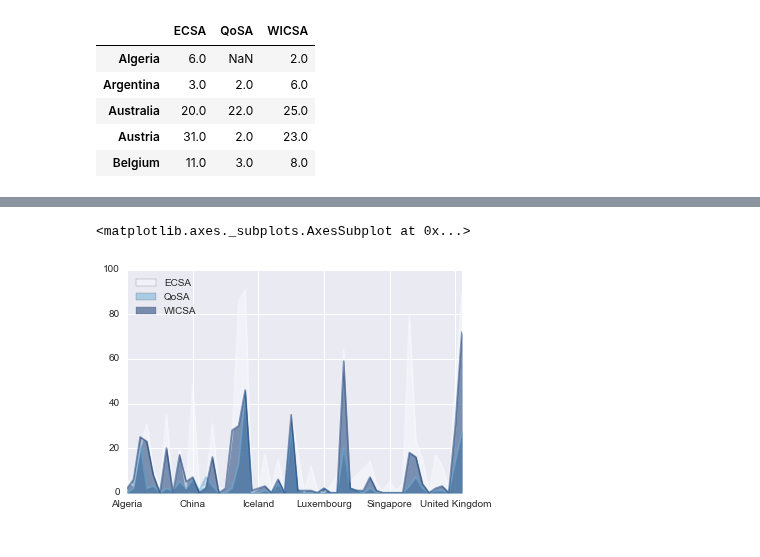
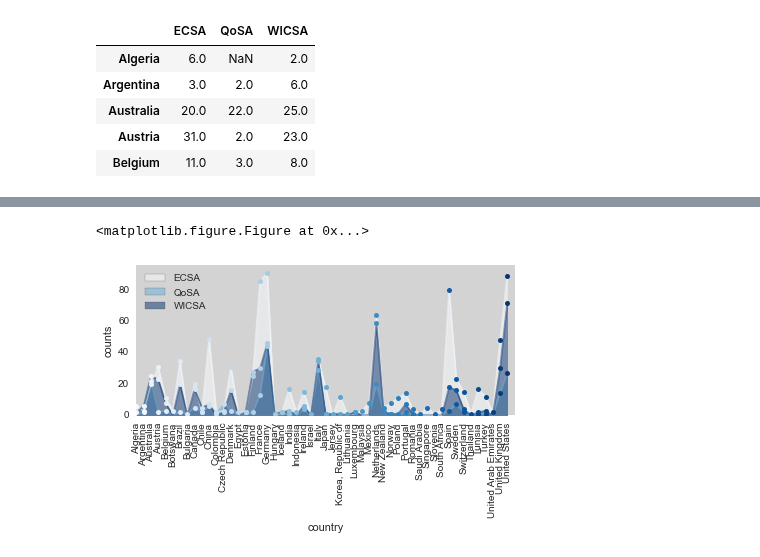
Before and after one commit to noveroa/DataBases, a Jupyter notebook: sqlStart/ExploringData_groupingandvisually.ipynb, the cells around one changed output, grey strips where cells are left out. Cells and saved outputs as stored; diff of their text form; code cells hidden in the pictures.

```diff
--- a/sqlStart/ExploringData_groupingandvisually.ipynb
+++ b/sqlStart/ExploringData_groupingandvisually.ipynb
@@ -1048,5 +972,26 @@ sns.distplot(dataDF, kde=False, color = ['red', 'blue', 'green'] );
-# %%
-df.plot.area(cmap = 'Blues', stacked = False)
-# %% [output]
-<matplotlib.axes._subplots.AxesSubplot at 0x...>
-[figure, removed]
+# %%
+def getarea(d):
+    fig = plt.figure()
+    fig = d.plot(kind = 'area',  colormap = 'Blues', stacked = False)
+    for c in d.columns:
+        sns.swarmplot(data = d, x=d.index,
+                        y = d[c],
+                        palette = 'Blues')
+    fig.patch.set_facecolor('lightgray')
+    plt.xticks( np.arange(len(d)), d.index, rotation = 90)
+    plt.xlim(0,len(d))
+    plt.ylim(0, max(df.max(axis = 1)) + 5)
+    plt.xlabel('country')
+    plt.ylabel('counts')
+    plt.grid(False)
+
+    plt.tight_layout()
+
+    plt.savefig('check.png')
+    #plt.close()
+    #return script.format(data)
+# %%
+getarea(df)
+# %% [output]
+<matplotlib.figure.Figure at 0x...>
+[figure, added]
```
Also changed, not shown: parts of 27 cells of this notebook, 22 other files.
